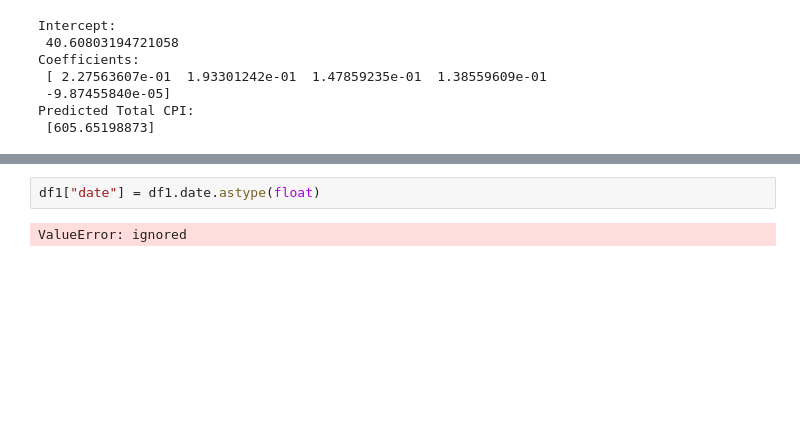
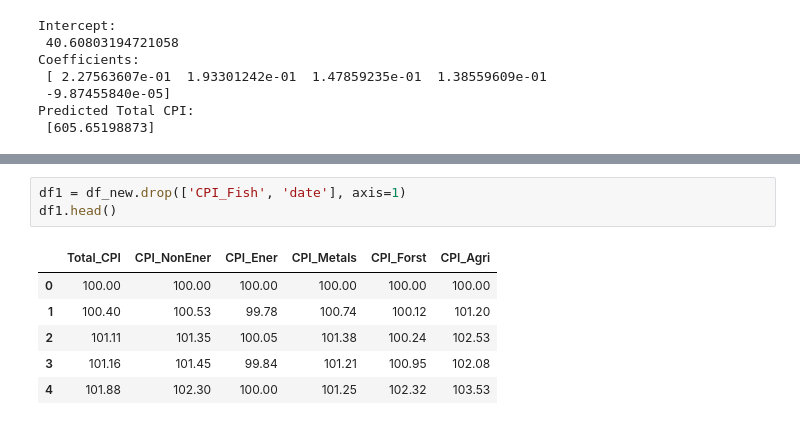
Before and after one commit to DataGalz/CIND820, a Jupyter notebook: CIND820.ipynb, the cells around one changed output, grey strips where cells are left out. Cells and saved outputs as stored; diff of their text form; blank space fills up the shorter version.

```diff
--- a/CIND820.ipynb
+++ b/CIND820.ipynb
@@ -302,10 +307,16 @@ Warnings:
 [1] Standard Errors assume that the covariance matrix of the errors is correctly specified.
 [2] The condition number is large, 7.2e+03. This might indicate that there are
 strong multicollinearity or other numerical problems.
-# %%
-df1["date"] = df1.date.astype(float)
-# %% [output]
-ValueError: ignored
+# %%
+df1 = df_new.drop(['CPI_Fish', 'date'], axis=1)
+df1.head()
+# %% [output]
+|  | Total_CPI | CPI_NonEner | CPI_Ener | CPI_Metals | CPI_Forst | CPI_Agri |
+| 0 | 100.00 | 100.00 | 100.00 | 100.00 | 100.00 | 100.00 |
+| 1 | 100.40 | 100.53 | 99.78 | 100.74 | 100.12 | 101.20 |
+| 2 | 101.11 | 101.35 | 100.05 | 101.38 | 100.24 | 102.53 |
+| 3 | 101.16 | 101.45 | 99.84 | 101.21 | 100.95 | 102.08 |
+| 4 | 101.88 | 102.30 | 100.00 | 101.25 | 102.32 | 103.53 |
 # %%
 df_norm = df1
 scaler = MinMaxScaler()
```
Also changed, not shown: parts of 10 cells of this notebook.
